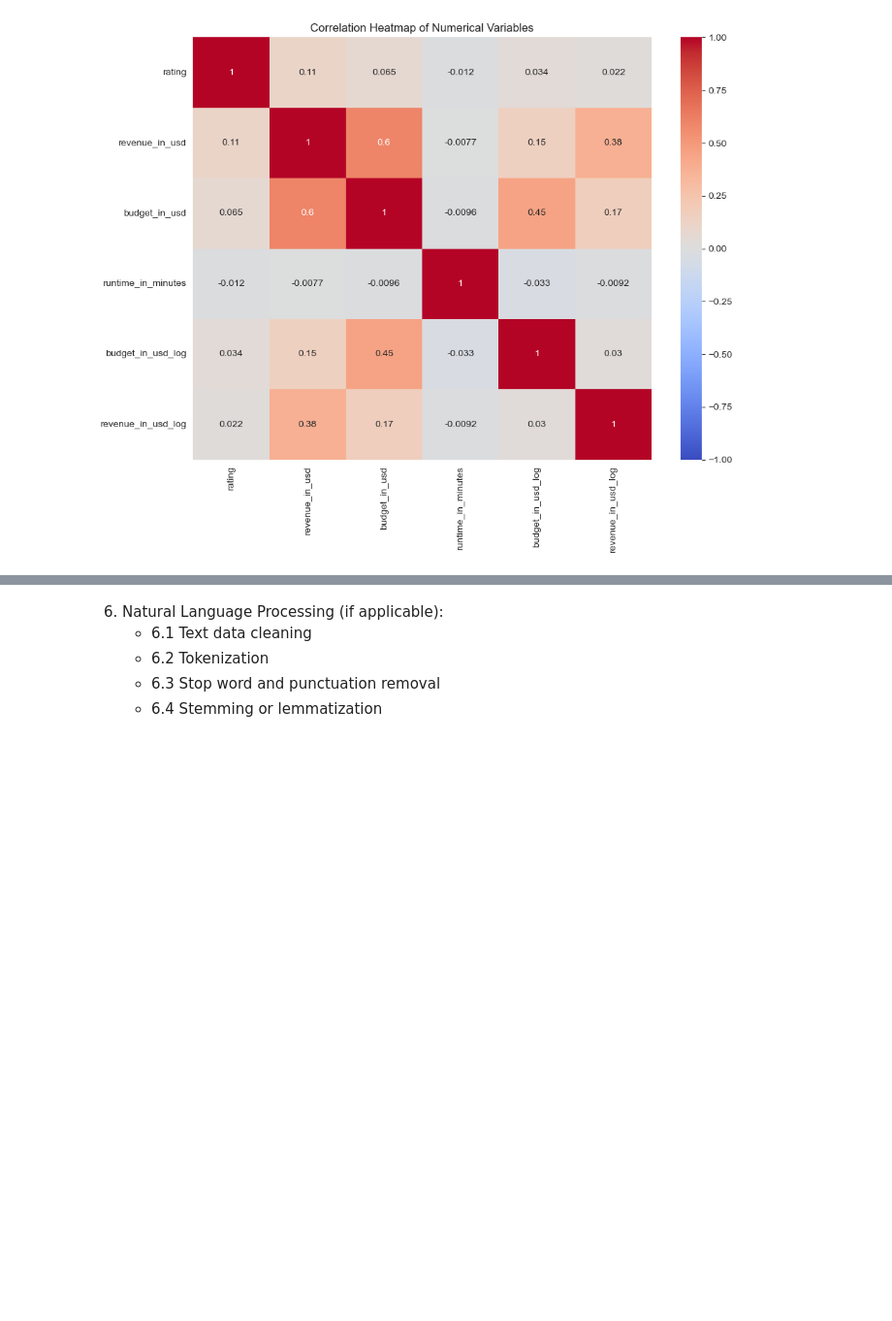
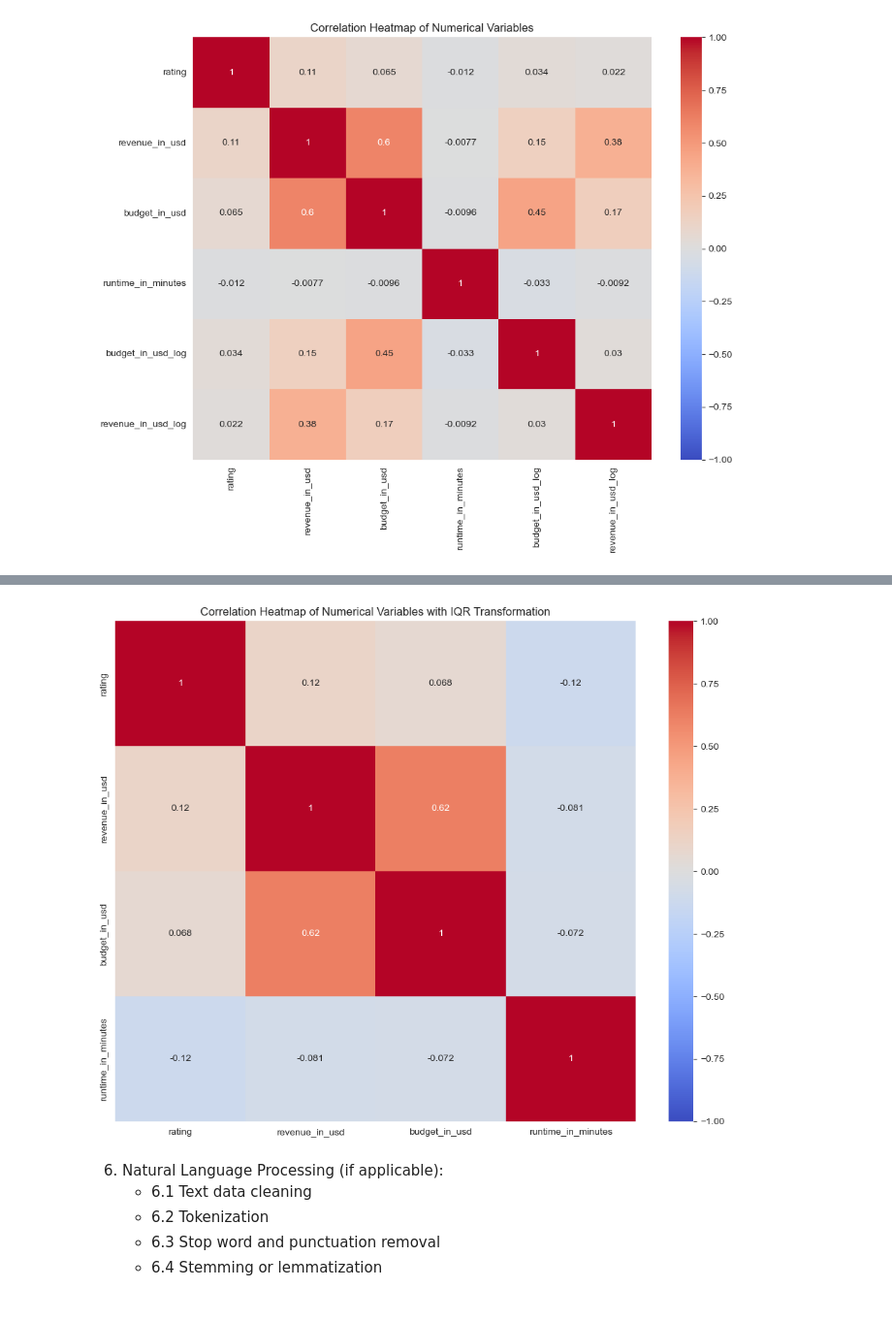
Before and after one commit to akinolu52/movie-revenue-prediction, a Jupyter notebook: explore.ipynb, the cells around one changed output, grey strips where cells are left out. Shown at 97% size. Cells and saved outputs as stored; diff of their text form; code cells hidden in the pictures; blank space fills up the shorter version.

```diff
--- a/explore.ipynb
+++ b/explore.ipynb
@@ -1799,3 +1722,8 @@ generate_correlation_heatmap(_df=df_not_null)
+# %%
+utility.generate_correlation_heatmap(df_copy_iqr, other_numerical_cols,
+                                     title="Correlation Heatmap of Numerical Variables with IQR Transformation")
+# %% [output]
+[figure, added]
 # %% [markdown]
 6. Natural Language Processing (if applicable):
     - 6.1 Text data cleaning
```
Also changed, not shown: parts of 51 cells of this notebook, 1 other file.
